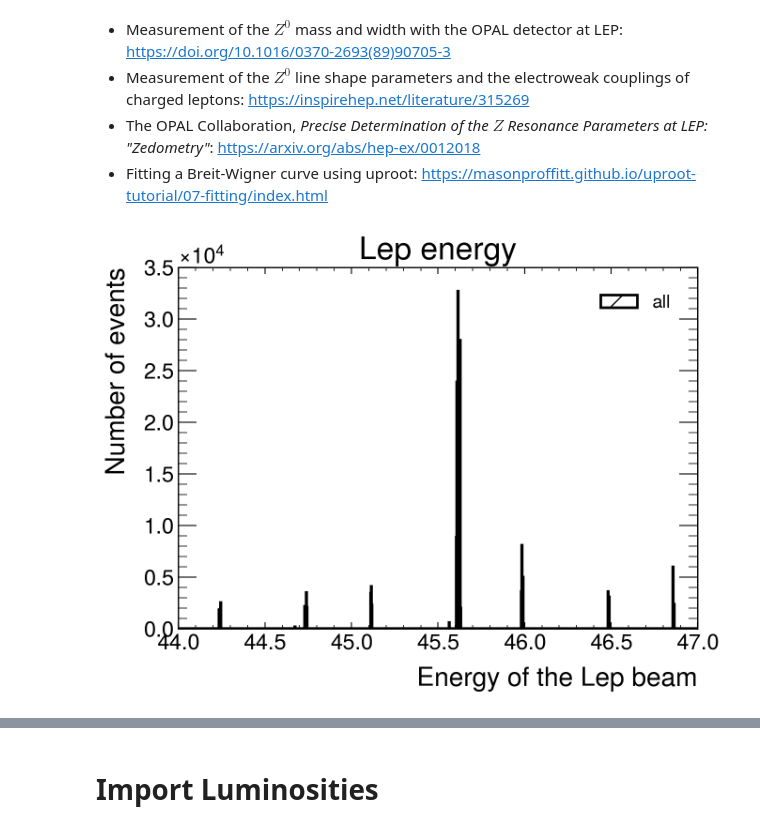
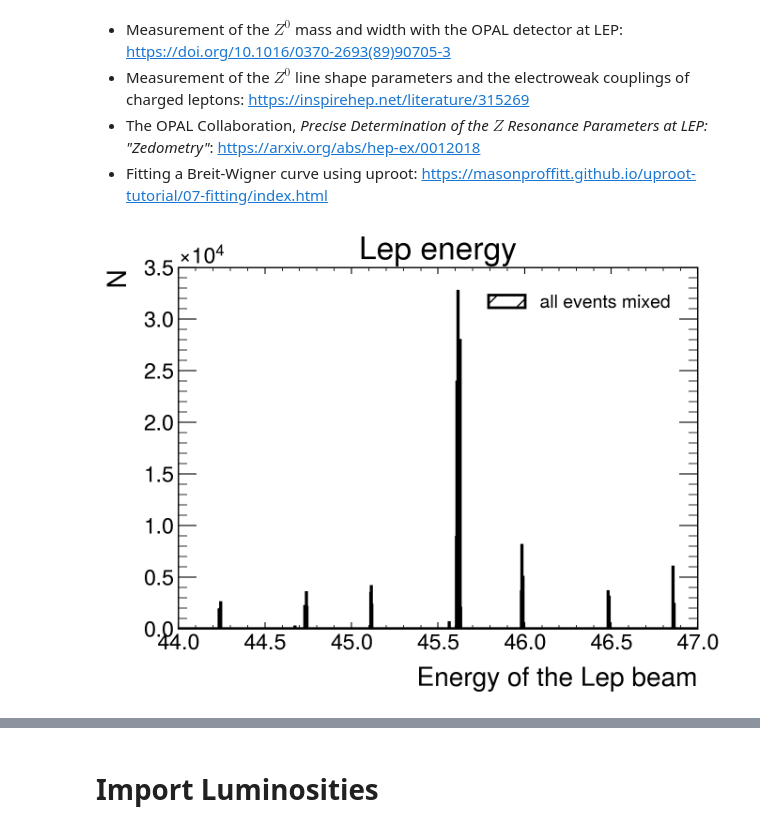
Before and after one commit to lukasg96/z0-precisionmeasurement, a Jupyter notebook: z0_experiment.ipynb, the cells around one changed output, grey strips where cells are left out. Drawn from its saved outputs; the diff is of its cells as text; code cells hidden in the pictures.

```diff
--- a/z0_experiment.ipynb
+++ b/z0_experiment.ipynb
@@ -630,21 +631,15 @@ eventopal = ak.to_numpy(branchesopal[var[8]])
 # %%
 plt.style.use(mplhep.style.ATLAS)
 plt.figure(figsize=(7,5))
 
-#bin_content, bin_edges, _ = plt.hist(pchar[mymask], bins=1000, range=(0.,200.), histtype='step',  linewidth=2, edgecolor='b', hatch='/', label='Pcharged')
-
-bin_content, bin_edges, _ = plt.hist(elepopal, bins=1000, range=(44.,47.), histtype='step',  linewidth=2, edgecolor=colors['mix'], hatch='/', label='all', color=colors['mix'])
-
-mid = 0.5*(bin_edges[1:] + bin_edges[:-1]) #Calculate midpoint of the bars
-
-error_sizes = np.sqrt(bin_content)
+bin_content, bin_edges, _ = plt.hist(elepopal, bins=1000, range=(44.,47.), histtype='step',  linewidth=2, edgecolor=colors['mix'], hatch='/', label='all events mixed', color=colors['mix'])
 
 ### Show the plot on screen
 plt.legend()
 plt.title('Lep energy')
 plt.xlim(44.,47)
 plt.xlabel('Energy of the Lep beam')
-plt.ylabel('Number of events')
+plt.ylabel('N')
 plt.show()
 # %% [output]
-[figure, old version]
+[figure, new version]
```
Also changed, not shown: parts of 6 cells of this notebook.
